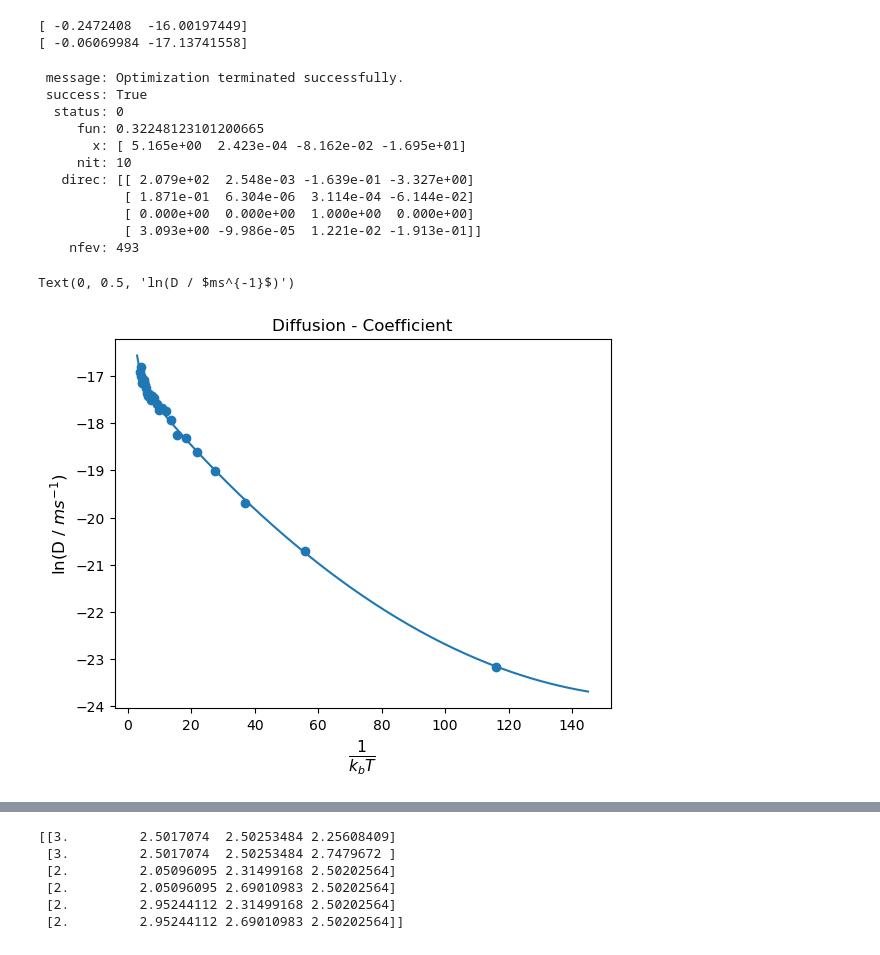
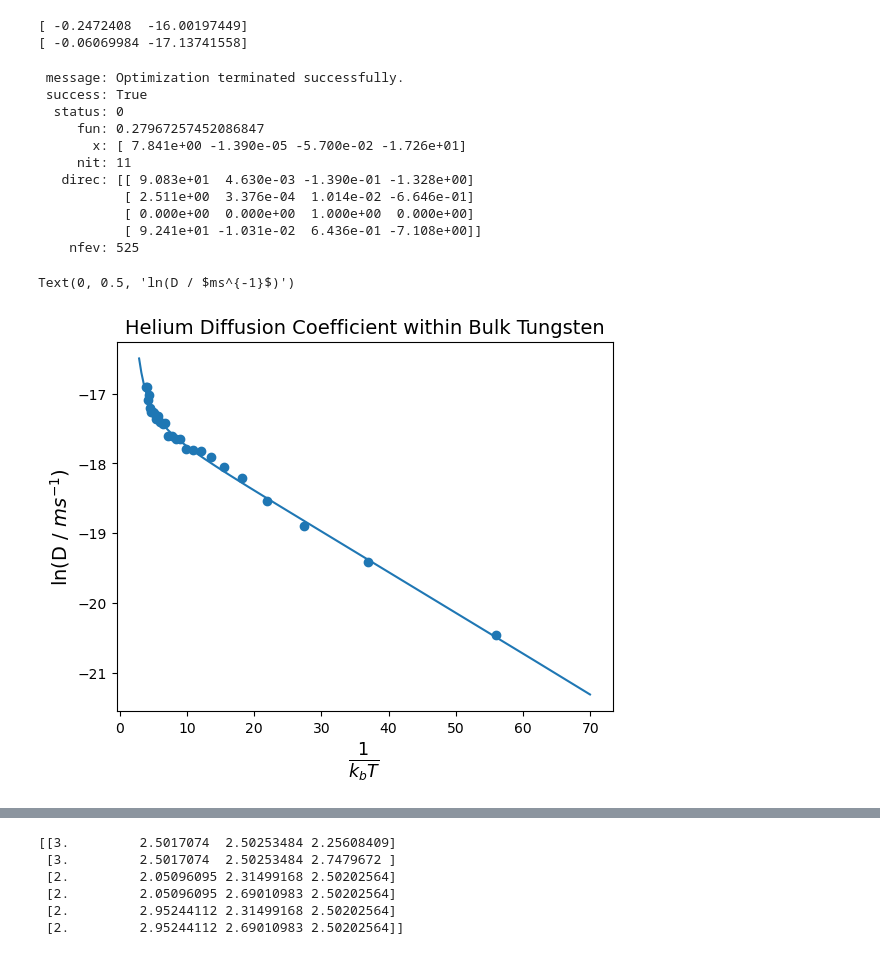
Before and after one commit to Samanyu-T/Lammps_MD, a Jupyter notebook: Jupyter_Notebooks/Workbook.ipynb, the cells around one changed output, grey strips where cells are left out. Drawn from its saved outputs; the diff is of its cells as text; code cells hidden in the pictures.

```diff
--- a/Jupyter_Notebooks/Workbook.ipynb
+++ b/Jupyter_Notebooks/Workbook.ipynb
@@ -694,7 +694,7 @@ ef = np.array([ 9.740044005706295,
 21.139225321112463 ,
 25.503591497305024 ,
 30.644877214695043 ,
-35.42328528768576  ,
+35.25328528768576  ,
 39.611260128190224 ])
 
 ef_2 = np.array([9.739468527452118 ,
@@ -1405,6 +1660,8 @@ def loss(x, x_d, y_d):
 
     return np.linalg.norm(y_p - y_d)
 
+x_plt = x_plt[1:]
+y_plt = y_plt[1:]
 # x0 = np.array([-0.07377641, -16.97890623, -0.18338194, -16.21095866, 1 ])
 res = minimize(loss, x0=np.random.rand(4), args=(x_plt, y_plt), method='Powell')
 
@@ -1413,24 +1670,24 @@ print(res)
  message: Optimization terminated successfully.
  success: True
   status: 0
-     fun: 0.32248123101200665
-       x: [ 5.165e+00  2.423e-04 -8.162e-02 -1.695e+01]
-     nit: 10
-   direc: [[ 2.079e+02  2.548e-03 -1.639e-01 -3.327e+00]
-           [ 1.871e-01  6.304e-06  3.114e-04 -6.144e-02]
+     fun: 0.27967257452086847
+       x: [ 7.841e+00 -1.390e-05 -5.700e-02 -1.726e+01]
+     nit: 11
+   direc: [[ 9.083e+01  4.630e-03 -1.390e-01 -1.328e+00]
+           [ 2.511e+00  3.376e-04  1.014e-02 -6.646e-01]
            [ 0.000e+00  0.000e+00  1.000e+00  0.000e+00]
-           [ 3.093e+00 -9.986e-05  1.221e-02 -1.913e-01]]
-    nfev: 493
+           [ 9.241e+01 -1.031e-02  6.436e-01 -7.108e+00]]
+    nfev: 525
 # %%
 x = np.linspace(0.75*x_plt.min(), 1.25*x_plt.max(), 200)
 y = func(res.x, x)
 
 plt.plot(x, y)
 plt.scatter(x_plt, y_plt)
 
-plt.title('Diffusion - Coefficient')
-plt.xlabel(r'$\frac{1}{k_b T}$', fontsize=16)
-plt.ylabel(r'ln(D / $ms^{-1}$)', fontsize=12)
+plt.title('Helium Diffusion Coefficient within Bulk Tungsten', fontsize=14)
+plt.xlabel(r'$\frac{1}{k_b T}$', fontsize=18)
+plt.ylabel(r'ln(D / $ms^{-1}$)', fontsize=14)
 # %% [output]
 Text(0, 0.5, 'ln(D / $ms^{-1}$)')
-[figure, old version]
+[figure, new version]
```
Also changed, not shown: parts of 20 cells of this notebook, 19 other files.
